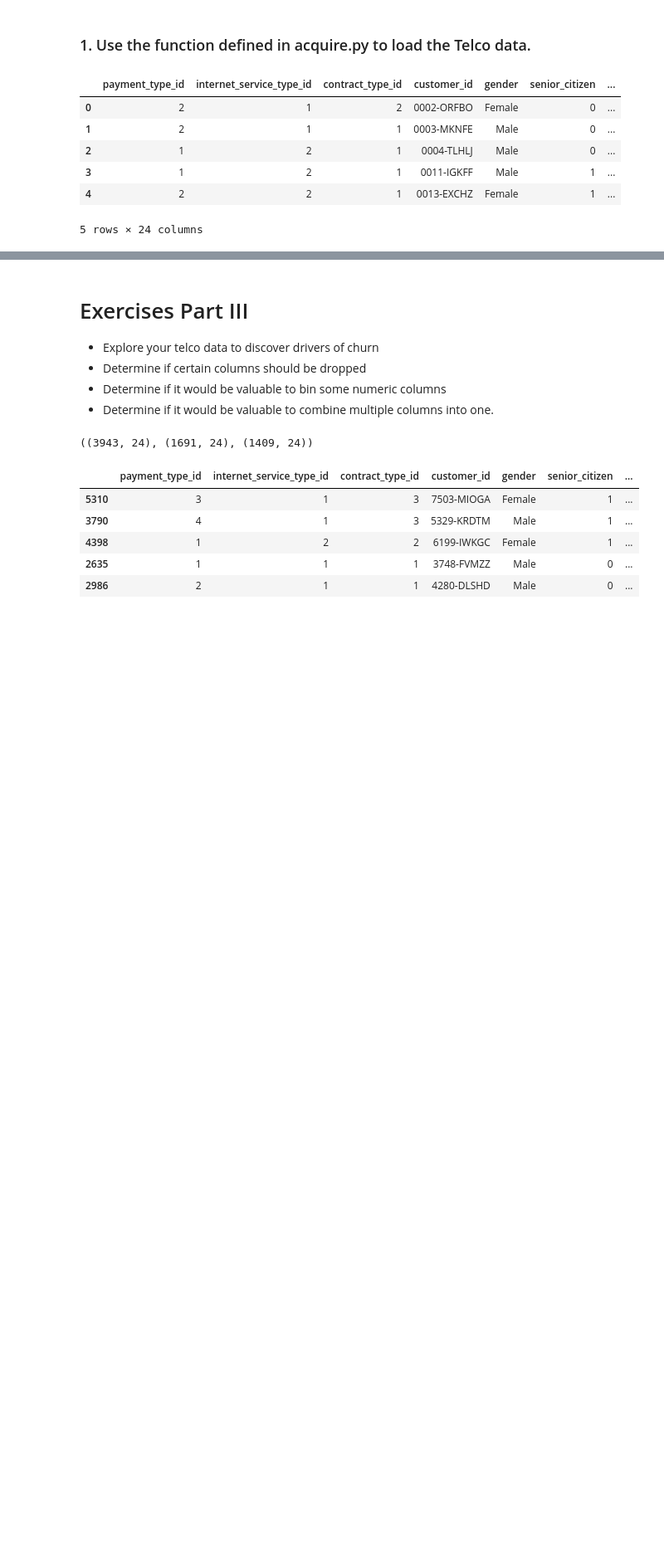
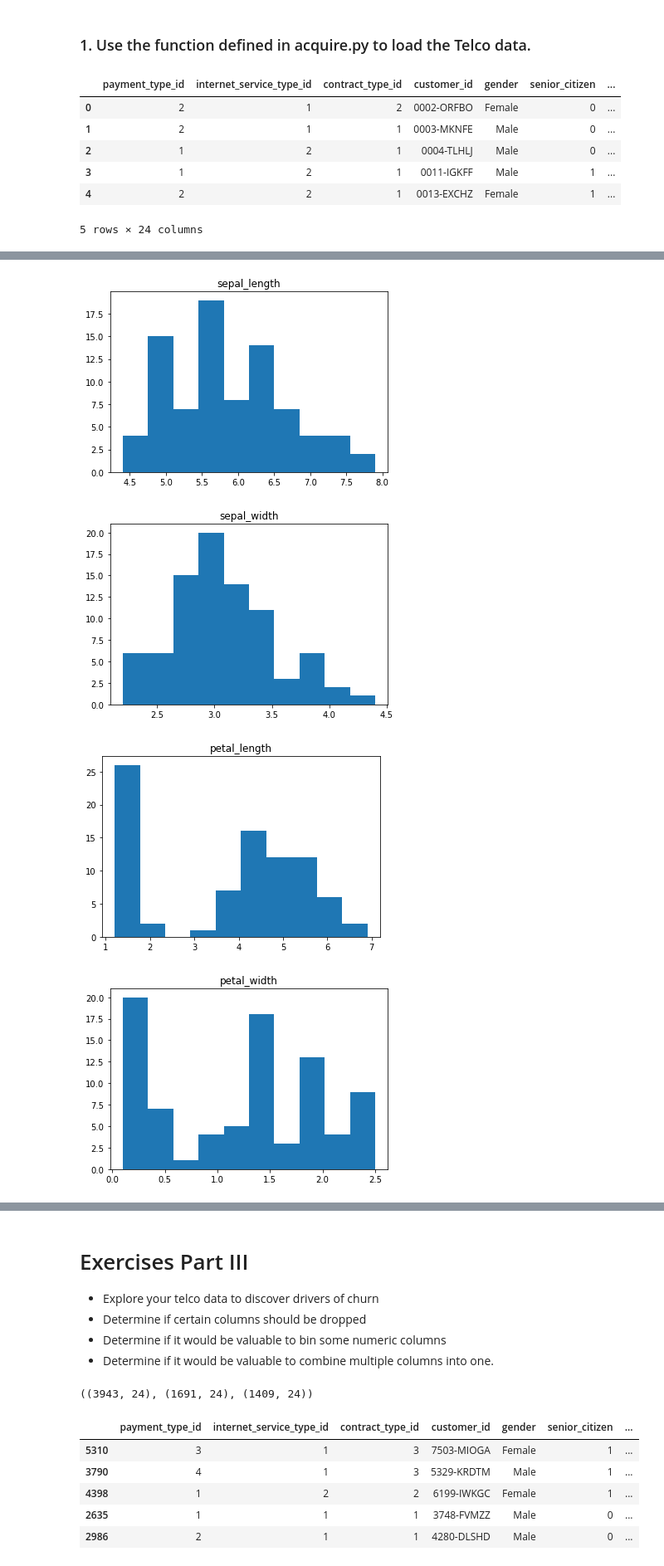
Before and after one commit to Severina7/classification_exercises, a Jupyter notebook: classification_exercises.ipynb, the cells around one changed output, grey strips where cells are left out. Shown at 83% size. Drawn from its saved outputs; the diff is of its cells as text; code cells hidden in the pictures; blank space fills up the shorter version.

```diff
--- a/classification_exercises.ipynb
+++ b/classification_exercises.ipynb
@@ -590,0 +591,3 @@ telco.head()
+# %%
+iris = acquire.get_iris_data()
+iris.head()
@@ -590,0 +601,3 @@ telco.head()
+# %%
+train, validate, test = prepare.prep_iris(iris)
+train.head()
@@ -590,0 +622,12 @@ telco.head()
+# %%
+# Plotting numeric columns histograms
+num_cols = train.columns[[train[col].dtype == 'float64' for col in train.columns]]
+for col in num_cols:
+    plt.hist(train[col])
+    plt.title(col)
+    plt.show()
+# %% [output]
+[figure, added]
+[figure, added]
+[figure, added]
+[figure, added]
```
Also changed, not shown: parts of 16 cells of this notebook.
